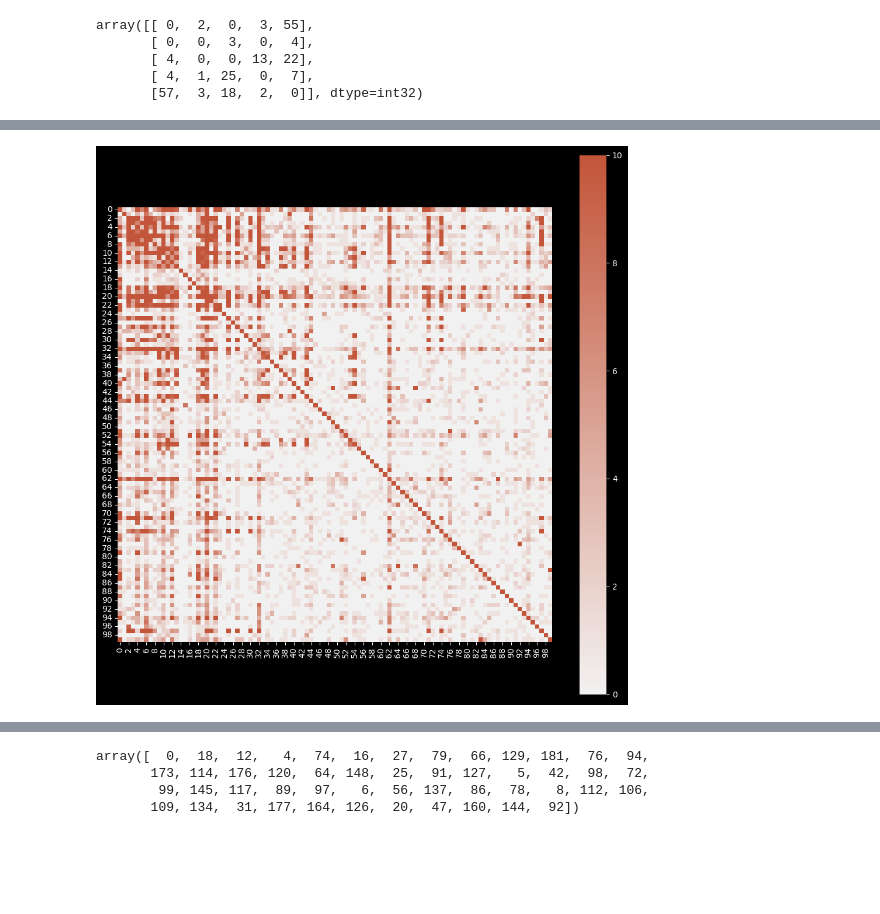
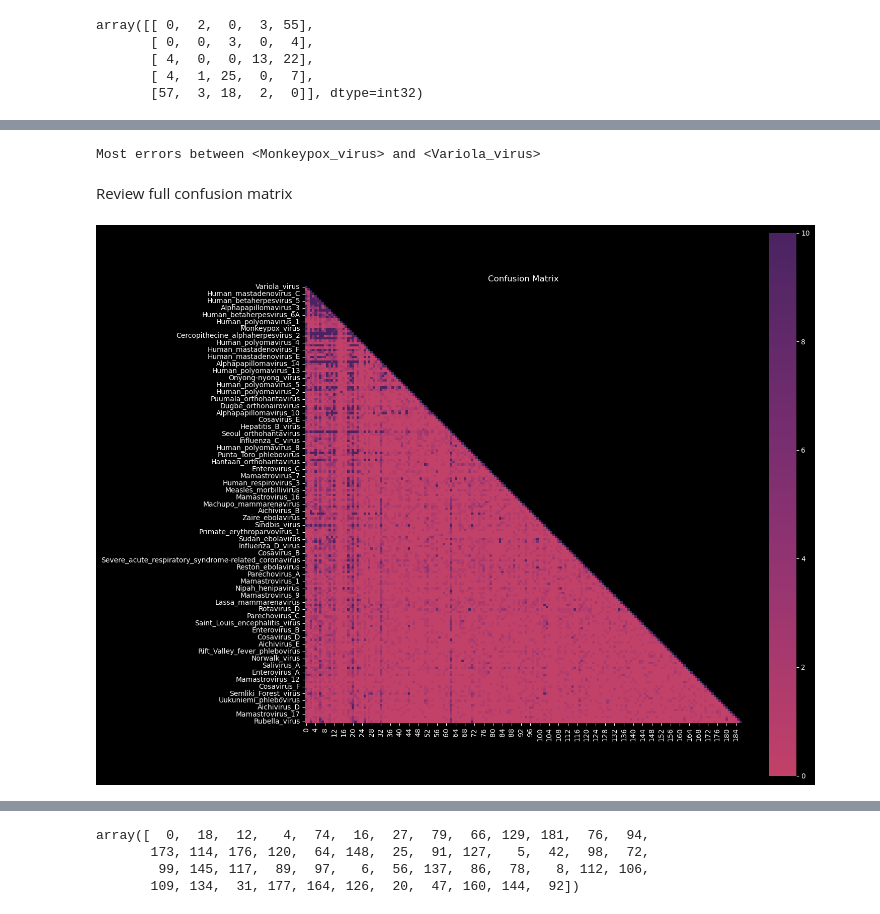
Before and after one commit to vtecftwy/metagentools, a Jupyter notebook: nbs/cnn_virus/ref_2.2_infer_w_orig_data_and_analysis.ipynb, the cells around one changed output, grey strips where cells are left out. Saved outputs shown, nothing was run; the diff lists cells and outputs as text; code cells hidden in the pictures; blank space fills up the shorter version.

```diff
--- a/nbs/cnn_virus/ref_2.2_infer_w_orig_data_and_analysis.ipynb
+++ b/nbs/cnn_virus/ref_2.2_infer_w_orig_data_and_analysis.ipynb
@@ -195,7 +209,7 @@ tf.Tensor(
 # %% [markdown]
 ##  Setup paths
 # %%
-p2model = pfs.data / 'models/cnn_virus_original/pretrained_model.h5'
+p2model = pfs.data / 'saved/cnn_virus_original/pretrained_model.h5'
 assert p2model.is_file(), f"No file found at {p2model.absolute()}"
 # %% [markdown]
 ## Load pretrained model
@@ -241,8 +259,7 @@ array([ 71,   1, 158,   6,  71,  87,  10, 178,  71,  22])
 # %%
 class_labels_ohe = None
-for xb, (yb, _) in ds:
-    class_labels_ohe = tf.concat([class_labels_ohe, yb], axis=0) if class_labels_ohe is not None else yb
-# print(class_labels_ohe.shape)
+for xb, (y_label, y_pos_) in ds:
+    class_labels_ohe = tf.concat([class_labels_ohe, y_label], axis=0) if class_labels_ohe is not None else y_label
 class_labels = np.argmax(class_labels_ohe, axis=1)
 class_labels[:10]
 # %% [output]
@@ -329,10 +358,33 @@ confmat.numpy().max(), np.median(confmat.numpy()), np.percentile(confmat.numpy()
+# %%
+# np.argmax?
+idx_max_error = np.argmax(confmat_no_diag)
+idx_max_error
+horiz_idx = idx_max_error % confmat_no_diag.shape[0]
+vert_idx = idx_max_error // confmat_no_diag.shape[0]
+horiz_idx, vert_idx
+
+with open(p2virus_labels, 'r') as f:
+    virus_names = [line.strip().split('\t')[0] for line in f.readlines()]
+
+print(f"Most errors between <{virus_names[horiz_idx]}> and <{virus_names[vert_idx]}>")
+# %% [output]
+Most errors between <Monkeypox_virus> and <Variola_virus>
+# %% [markdown]
+Review full confusion matrix
 # %%
-fig, ax = plt.subplots(1, 1, figsize=(12,12))
+mask = np.triu(np.ones_like(confmat), k=1).astype(bool)
+confmat_df = pd.DataFrame(data=confmat.numpy(), columns=None, index=virus_names)
+
 # Generate a custom diverging colormap
 cmap = sns.diverging_palette(230, 20, as_cmap=True)
-# cmap = sns.color_palette("flare", as_cmap=True)
+cmap = sns.color_palette("flare", as_cmap=True)
+
+fig, ax = plt.subplots(1, 1, figsize=(14,14))
+ax.set_ylabel('Actuals')
+ax.set_xlabel('Predictions')
+ax.set_title('Confusion Matrix')
 
 # Draw the heatmap with the mask and correct aspect ratio
-sns.heatmap(confmat[:100,:100], center=0, vmax=10, cmap=cmap, square=True, ax=ax);
+sns.heatmap(confmat_df, center=0, vmax=10, cmap=cmap, square=True, ax=ax, mask=mask);
 # %% [output]
-[figure, old version]
+[figure, new version]
```
Also changed, not shown: parts of 39 cells of this notebook, 12 other files.
